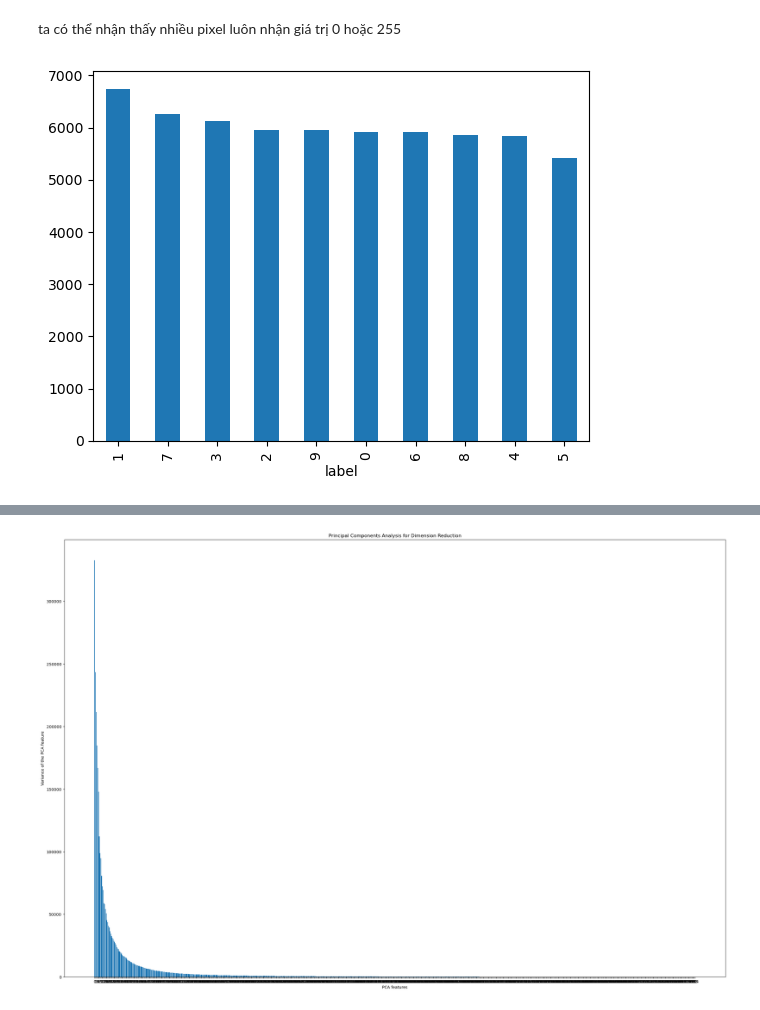
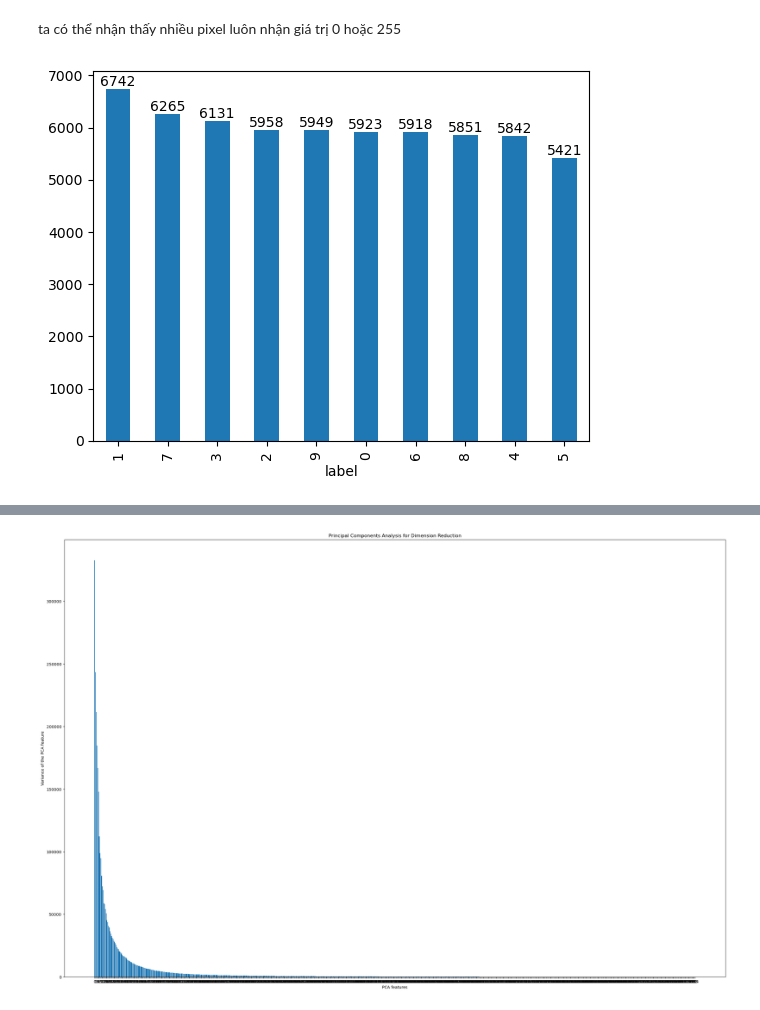
Before and after one commit to viethuynh98/practice_mnist_NB_KNN, a Jupyter notebook: preprocessing.ipynb, the cells around one changed output, grey strips where cells are left out. Drawn from its saved outputs; the diff is of its cells as text; code cells hidden in the pictures.

```diff
--- a/preprocessing.ipynb
+++ b/preprocessing.ipynb
@@ -89,8 +129,16 @@ subset_pixels.describe()
 # %% [markdown]
 ta có thể nhận thấy nhiều pixel luôn nhận giá trị 0 hoặc 255
-# %%
-#Distribution of the digits in the dataset
-_ = train['label'].value_counts().plot(kind='bar')
-plt.show()
-# %% [output]
-[figure, removed]
+# %%
+value_counts = train['label'].value_counts()
+
+# Vẽ biểu đồ cột
+_ = value_counts.plot(kind='bar')
+
+# Thêm chú thích (annotations) trên đầu mỗi cột
+for i, value in enumerate(value_counts):
+    plt.text(i, value + 0.1, str(value), ha='center', va='bottom')
+
+# Hiển thị biểu đồ
+plt.show()
+# %% [output]
+[figure, added]
```
Also changed, not shown: parts of 24 cells of this notebook, 2 other files.
